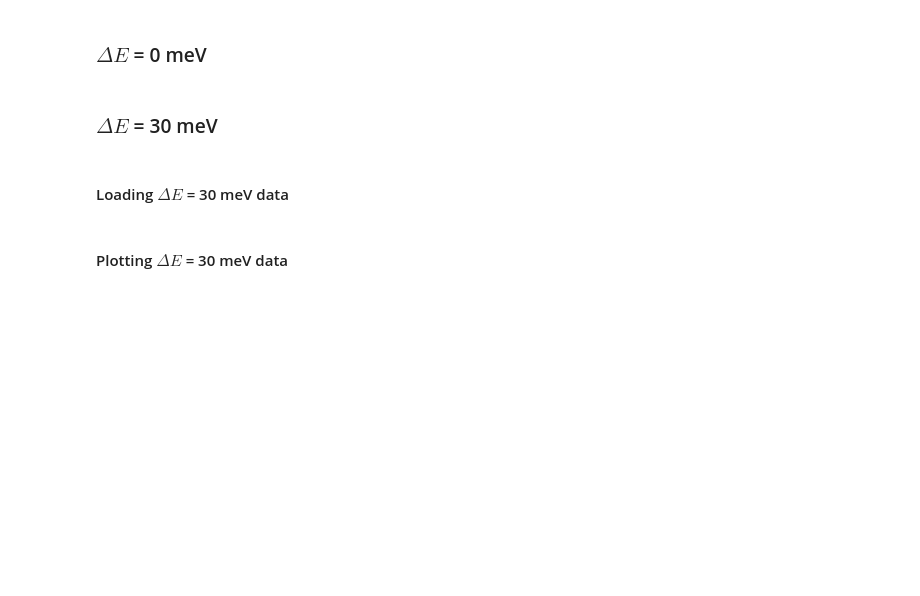
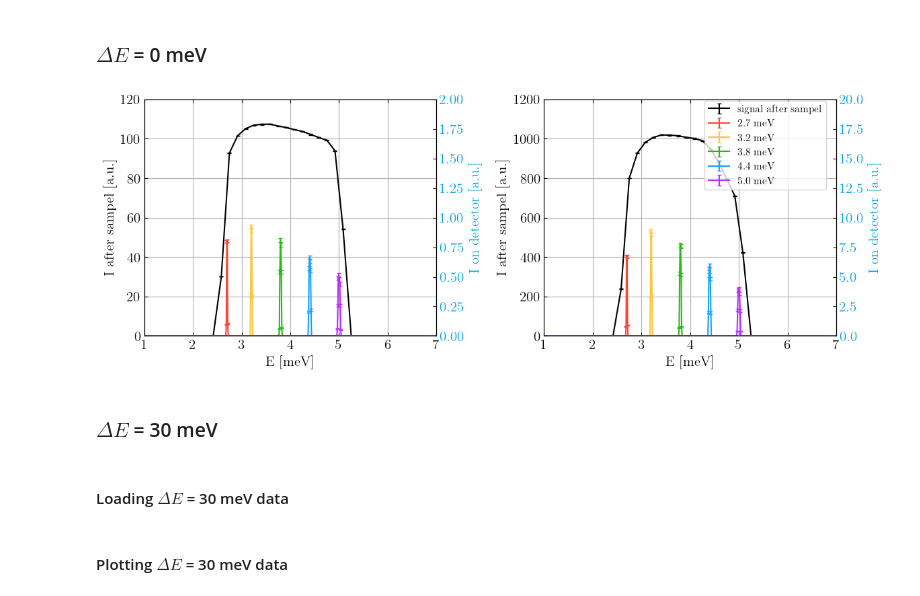
Before and after one commit to JEGKANIKMULTITASK/BIFROST, a Jupyter notebook: BIFROST_Design_Article/Energy_resolution/E_transfer_detectors.ipynb, the cells around one changed output. Cells and saved outputs as stored; diff of their text form; code cells hidden in the pictures; blank space fills up the shorter version.

```diff
--- a/BIFROST_Design_Article/Energy_resolution/E_transfer_detectors.ipynb
+++ b/BIFROST_Design_Article/Energy_resolution/E_transfer_detectors.ipynb
@@ -264,27 +266,27 @@ reduced_5p0_8mev = reduced_5p0_8mev.T
 # %% [markdown]
 #### Loading data and reducing PSC = 0.1 ms
 # %%
-E_after_PSC_0mev_h = np.loadtxt('./v9_Ei_0/14/E_monAfterPSC2.dat').T
+E_after_PSC_0mev_h = np.loadtxt('./Cluster_v11/v11_Ei_0/14/E_monAfterPSC2.dat').T
 
-E_before_sam_0mev_h = np.loadtxt('./v9_Ei_0/14/Emon_BeforeSampel.dat').T
+E_before_sam_0mev_h = np.loadtxt('./Cluster_v11/v11_Ei_0/14/Emon_BeforeSampel.dat').T
 
-E_after_sam_0mev_h = np.loadtxt('./v9_Ei_0/14/Emon_AfterSampel.dat').T
+E_after_sam_0mev_h = np.loadtxt('./Cluster_v11/v11_Ei_0/14/Emon_AfterSampel.dat').T
 
-E_2p7_ana_0mev_h = np.loadtxt('./v9_Ei_0/14/emon_det_2p7_mid_res.dat').T
-E_3p2_ana_0mev_h = np.loadtxt('./v9_Ei_0/14/emon_det_3p2_mid_res.dat').T
-E_3p8_ana_0mev_h = np.loadtxt('./v9_Ei_0/14/emon_det_3p8_mid_res.dat').T
-E_4p4_ana_0mev_h = np.loadtxt('./v9_Ei_0/14/emon_det_4p4_mid_res.dat').T
-E_5p0_ana_0mev_h = np.loadtxt('./v9_Ei_0/14/emon_det_5p0_mid_res.dat').T
+E_2p7_ana_0mev_h = np.loadtxt('./Cluster_v11/v11_Ei_0/14/emon_det_2p7_mid_res.dat').T
+E_3p2_ana_0mev_h = np.loadtxt('./Cluster_v11/v11_Ei_0/14/emon_det_3p2_mid_res.dat').T
+E_3p8_ana_0mev_h = np.loadtxt('./Cluster_v11/v11_Ei_0/14/emon_det_3p8_mid_res.dat').T
+E_4p4_ana_0mev_h = np.loadtxt('./Cluster_v11/v11_Ei_0/14/emon_det_4p4_mid_res.dat').T
+E_5p0_ana_0mev_h = np.loadtxt('./Cluster_v11/v11_Ei_0/14/emon_det_5p0_mid_res.dat').T
 
-T_after_PSC_0mev_h = np.loadtxt('./v9_Ei_0/14/ToFAfterPSC2.dat').T
+T_after_PSC_0mev_h = np.loadtxt('./Cluster_v11/v11_Ei_0/14/ToFAfterPSC2.dat').T
 
-T_before_sam_0mev_h = np.loadtxt('./v9_Ei_0/14/ToF_BeforeSampel.dat').T
+T_before_sam_0mev_h = np.loadtxt('./Cluster_v11/v11_Ei_0/14/ToF_BeforeSampel.dat').T
 
-T_after_sam_0mev_h = np.loadtxt('./v9_Ei_0/14/ToF_AfterSampel.dat').T
+T_after_sam_0mev_h = np.loadtxt('./Cluster_v11/v11_Ei_0/14/ToF_AfterSampel.dat').T
 
-T_2p7_ana_0mev_h = np.loadtxt('./v9_Ei_0/14/tof_det_2p7_mid_res.dat').T
-T_3p2_ana_0mev_h = np.loadtxt('./v9_Ei_0/14/tof_det_3p2_mid_res.dat').T
-T_3p8_ana_0mev_h = np.loadtxt('./v9_Ei_0/14/tof_det_3p8_mid_res.dat').T
-T_4p4_ana_0mev_h = np.loadtxt('./v9_Ei_0/14/tof_det_4p4_mid_res.dat').T
-T_5p0_ana_0mev_h = np.loadtxt('./v9_Ei_0/14/tof_det_5p0_mid_res.dat').T
+T_2p7_ana_0mev_h = np.loadtxt('./Cluster_v11/v11_Ei_0/14/tof_det_2p7_mid_res.dat').T
+T_3p2_ana_0mev_h = np.loadtxt('./Cluster_v11/v11_Ei_0/14/tof_det_3p2_mid_res.dat').T
+T_3p8_ana_0mev_h = np.loadtxt('./Cluster_v11/v11_Ei_0/14/tof_det_3p8_mid_res.dat').T
+T_4p4_ana_0mev_h = np.loadtxt('./Cluster_v11/v11_Ei_0/14/tof_det_4p4_mid_res.dat').T
+T_5p0_ana_0mev_h = np.loadtxt('./Cluster_v11/v11_Ei_0/14/tof_det_5p0_mid_res.dat').T
 # %%
@@ -592,7 +620,7 @@ fig.legend()
 # %%
 fig, ax = plt.subplots(nrows=1, ncols=2, figsize=(12,4.5))
 
-ax[0].set_title('$\Delta E$ = 0 meV, PSC opening = 0.1 ms', fontsize=15)
+#ax[0].set_title('$\Delta E$ = 0 meV, PSC opening = 0.1 ms', fontsize=15)
 ax[0].errorbar(E_after_sam_0mev[0], E_after_sam_0mev[1], yerr=E_after_sam_0mev[2], color='k')
 
 
@@ -612,35 +640,37 @@ fig.tight_layout()  # otherwise the right y-label is slightly clipped
 
 ax[0].set_xlabel('E [meV]')
 ax[0].set_ylabel('I after sampel [a.u.]')
 ax[0].set_xlim(1,7)
 ax[0].set_ylim(0,120)
 ax[0].grid()
 
-ax[1].set_title('$\Delta E$ = 0 meV, PSC opening = 1 ms', fontsize=15)
+#ax[1].set_title('$\Delta E$ = 0 meV, PSC opening = 1 ms', fontsize=15)
 ax[1].errorbar(E_after_sam_0mev_h[0], E_after_sam_0mev_h[1], yerr=E_after_sam_0mev_h[2], color='k', label='signal after sampel')
 
 
 ax3 = ax[1].twinx()  # instantiate a second axes that shares the same x-axis
 
 ax3.set_ylabel('I on detector [a.u.]', color=color)  # we already handled the x-label with ax1
 ax3.errorbar(E_2p7_ana_0mev_h[0], E_2p7_ana_0mev_h[1], yerr=E_2p7_ana_0mev_h[2], color='#ff4435', label='2.7 meV')
 ax3.errorbar(E_3p2_ana_0mev_h[0], E_3p2_ana_0mev_h[1], yerr=E_3p2_ana_0mev_h[2], color='#ffc736', label='3.2 meV')
 ax3.errorbar(E_3p8_ana_0mev_h[0], E_3p8_ana_0mev_h[1], yerr=E_3p8_ana_0mev_h[2], color='#29bb13', label='3.8 meV')
 ax3.errorbar(E_4p4_ana_0mev_h[0], E_4p4_ana_0mev_h[1], yerr=E_4p4_ana_0mev_h[2], color='#14a1ff', label='4.4 meV')
 ax3.errorbar(E_5p0_ana_0mev_h[0], E_5p0_ana_0mev_h[1], yerr=E_5p0_ana_0mev_h[2], color='#b82cff', label='5.0 meV')
 ax3.tick_params(axis='y', labelcolor=color)
 ax3.set_ylim(0, 20)
 
 fig.tight_layout()  # otherwise the right y-label is slightly clipped
 
 ax[1].set_xlabel('E [meV]')
 ax[1].set_ylabel('I after sampel [a.u.]')
 ax[1].set_xlim(1,7)
 ax[1].set_ylim(0,1200)
 ax[1].grid()
-fig.legend(fontsize=8, bbox_to_anchor=(0.925, 0.4, 0, 0.5))
+fig.legend(fontsize=11, bbox_to_anchor=(0.92, 0.4, 0, 0.55))
 fig.tight_layout(pad=1.0)
 plt.savefig('energy_band_deltaE_0.png')
+# %% [output]
+[figure, added]
 # %% [markdown]
 ### $\Delta E$ = 30 meV
 # %% [markdown]
```
Also changed, not shown: parts of 15 cells of this notebook, 2 other files.
